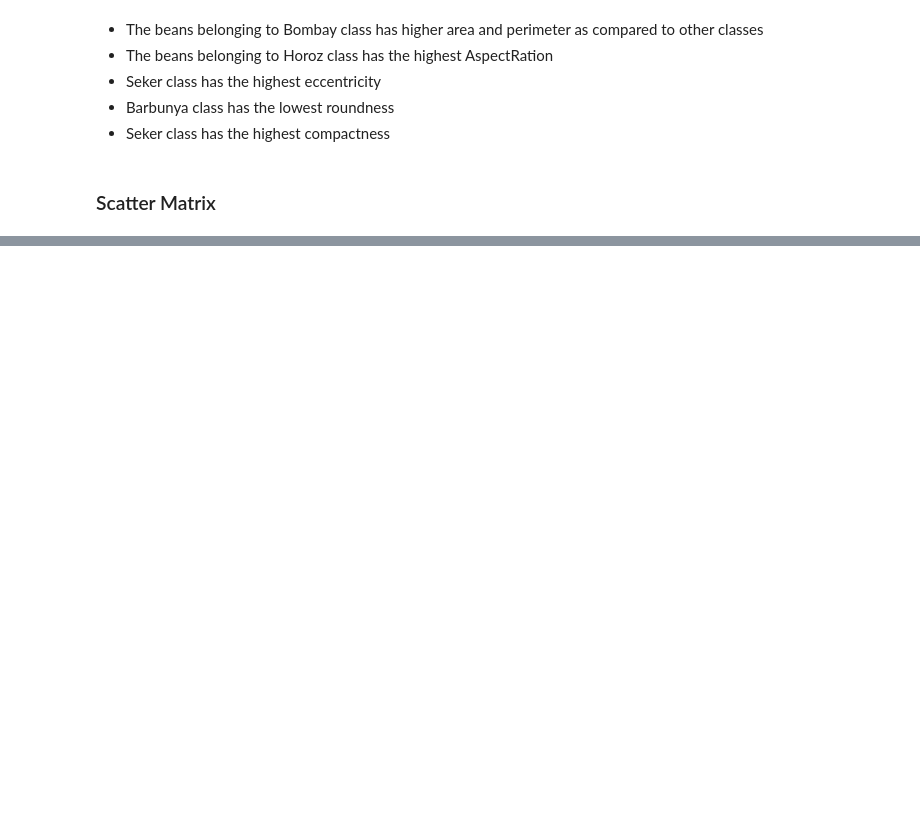
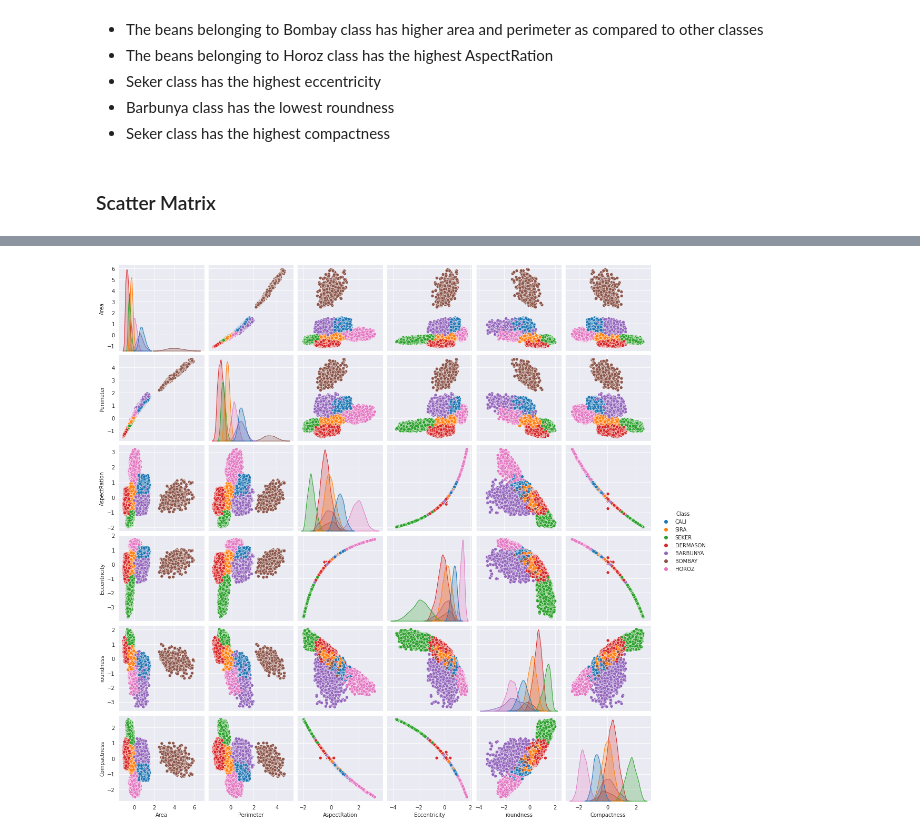
Before and after one commit to HarishK501/dry-beans-classification, a Jupyter notebook: 15CSE481_Case_Study.ipynb, the cells around one changed output, grey strips where cells are left out. Cells and saved outputs as stored; diff of their text form; code cells hidden in the pictures; blank space fills up the shorter version.

```diff
--- a/15CSE481_Case_Study.ipynb
+++ b/15CSE481_Case_Study.ipynb
@@ -417,0 +389,7 @@ ModuleNotFoundError: No module named 'sklearn_extra'
+# %%
+df_6 = df[["Area","Perimeter","AspectRation","Eccentricity", "roundness","Compactness","Class"]]
+sns.set_style("darkgrid")
+sns.pairplot(df_6, hue="Class", palette="tab10")
+plt.show()
+# %% [output]
+[figure, added]
```
Also changed, not shown: parts of 89 cells of this notebook, 8 other files.
